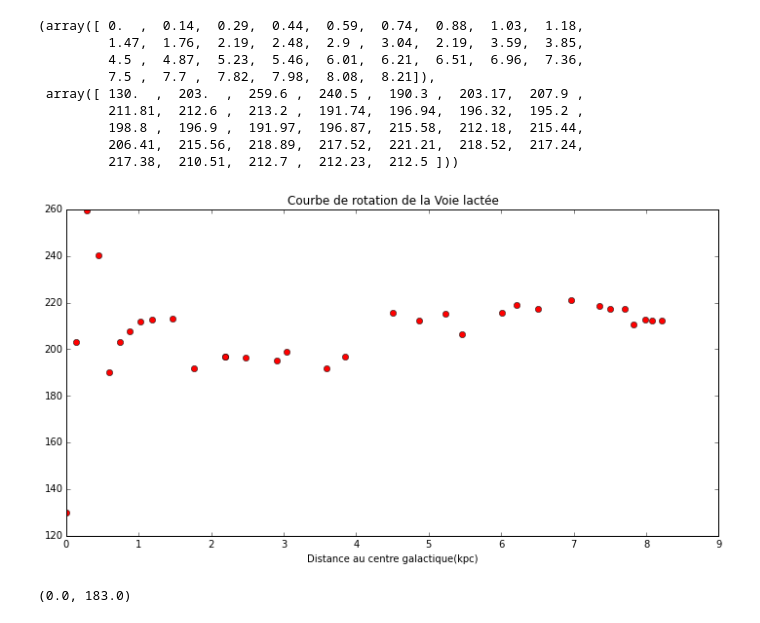
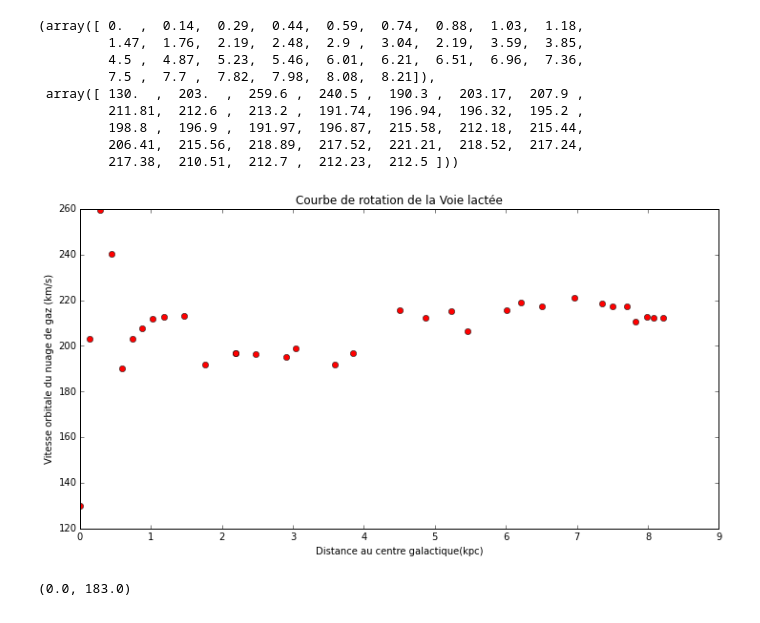
Before and after one commit to ARE-UPMC/are-gravite-2017-black-matiere, a Jupyter notebook: Rapport .ipynb, the cells around one changed output. Drawn from its saved outputs; the diff is of its cells as text; code cells hidden in the pictures.

```diff
--- a/Rapport .ipynb
+++ b/Rapport .ipynb
@@ -140,13 +131,14 @@ V,R
 # %%
 %matplotlib inline
 from pylab import *
 figure(figsize=(12,6), dpi=80)
 plot(V, R,"ro")
 plt.title("Courbe de rotation de la Voie lactée")
 plt.xlabel('Distance au centre galactique(kpc)')
+plt.ylabel('Vitesse orbitale du nuage de gaz (km/s)')
 show()
 # %% [output]
-[figure, old version]
+[figure, new version]
 # %%
 # %% [output]
 (0.0, 183.0)
```
Also changed, not shown: parts of 4 cells of this notebook.
